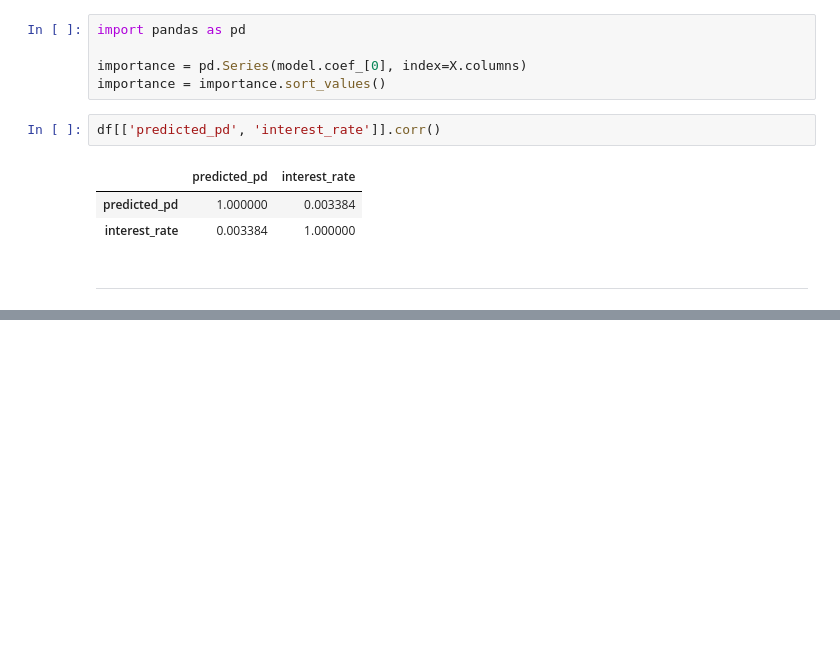
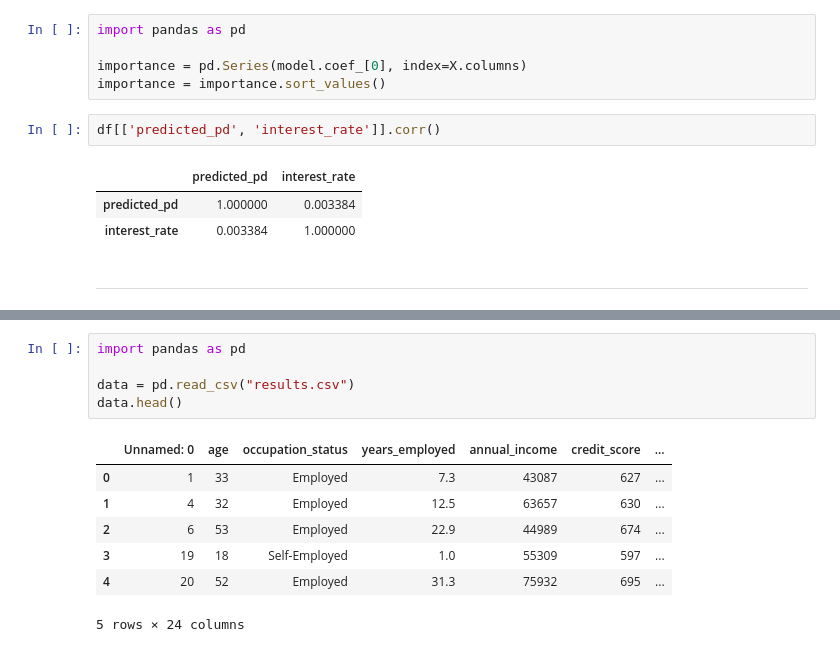
Before and after one commit to ppmelch/Credit_Model, a Jupyter notebook: notebooks/notebook.ipynb, the cells around one changed output, grey strips where cells are left out. Saved outputs shown, nothing was run; the diff lists cells and outputs as text; blank space fills up the shorter version.

```diff
--- a/notebooks/notebook.ipynb
+++ b/notebooks/notebook.ipynb
@@ -217,0 +277,13 @@ df
+# %%
+import pandas as pd
+
+data = pd.read_csv("results.csv")
+data.head()
+# %% [output]
+|  | Unnamed: 0 | age | occupation_status | years_employed | annual_income | credit_score | ... |
+| 0 | 1 | 33 | Employed | 7.3 | 43087 | 627 | ... |
+| 1 | 4 | 32 | Employed | 12.5 | 63657 | 630 | ... |
+| 2 | 6 | 53 | Employed | 22.9 | 44989 | 674 | ... |
+| 3 | 19 | 18 | Self-Employed | 1.0 | 55309 | 597 | ... |
+| 4 | 20 | 52 | Employed | 31.3 | 75932 | 695 | ... |
+5 rows × 24 columns
```
Also changed, not shown: parts of 12 cells of this notebook, 6 other files.
